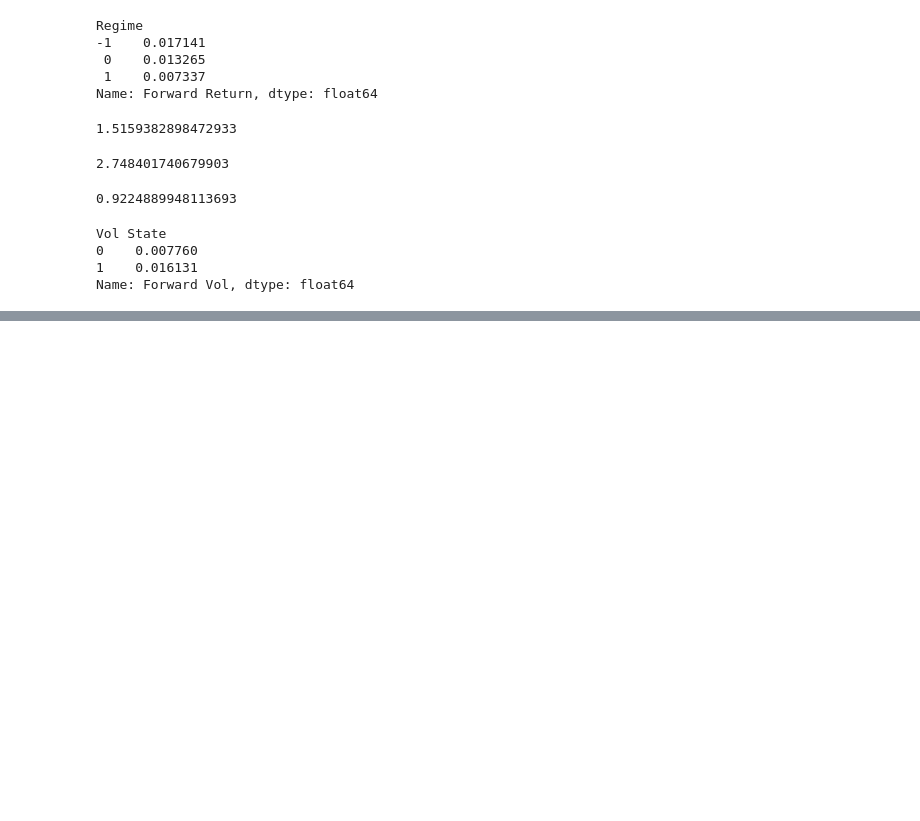
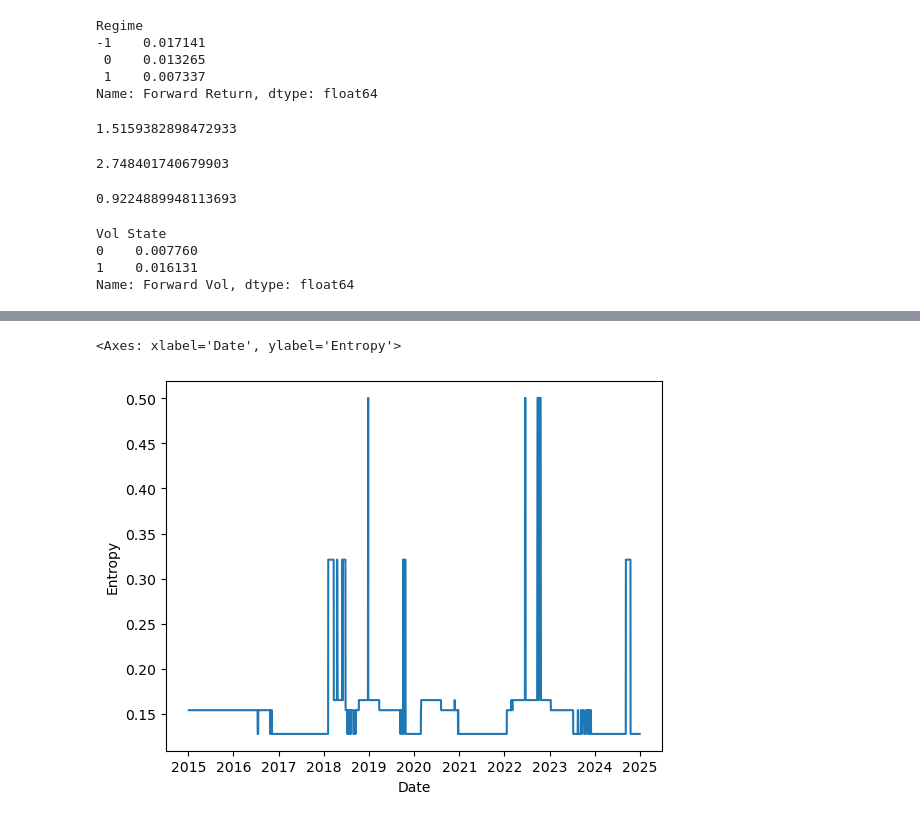
Before and after one commit to akshathp0/entropy-trading, a Jupyter notebook: validate_features.ipynb, the cells around one changed output, grey strips where cells are left out. Cells and saved outputs as stored; diff of their text form; code cells hidden in the pictures; blank space fills up the shorter version.

Commit message:
base entropy

```diff
--- a/validate_features.ipynb
+++ b/validate_features.ipynb
@@ -200,6 +203,6 @@ Name: Forward Vol, dtype: float64
 # %%
 from regime import markov
 
-matrix = build_matrix(df)
+matrix = markov.build_matrix(df)
 print(matrix)
 # %% [output]
@@ -206,0 +216,5 @@ NameError: name 'build_matrix' is not defined
+# %%
+from regime import entropy
+
+entropy_vector = entropy.find_entropy(matrix)
+print(entropy_vector)
@@ -206,0 +229,7 @@ NameError: name 'build_matrix' is not defined
+# %%
+df = entropy.build_entropy(df, entropy_vector)
+
+sns.lineplot(data = df['Entropy'])
+# %% [output]
+<Axes: xlabel='Date', ylabel='Entropy'>
+[figure, added]
```
Also changed, not shown: parts of 3 cells of this notebook, 2 other files.
